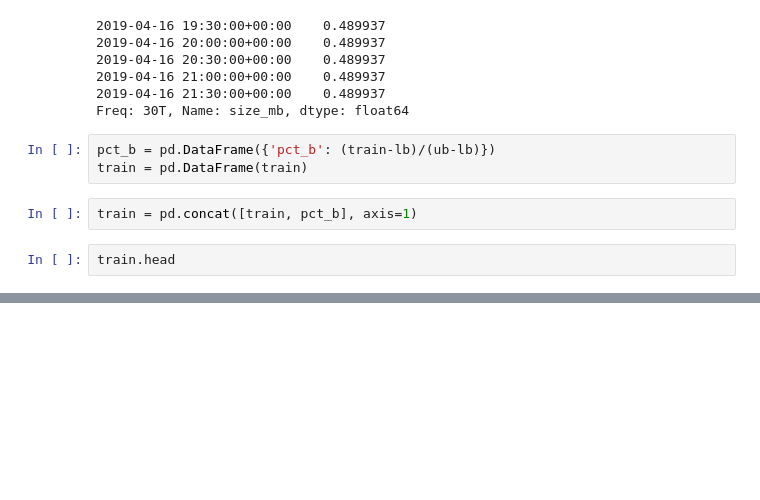
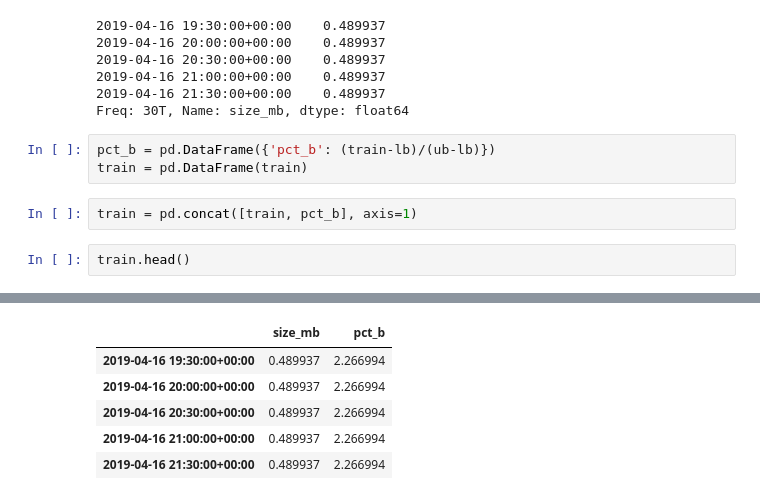
Before and after one commit to george887/anomaly-detection-exercises, a Jupyter notebook: curriculum_ex.ipynb, the cells around one changed output, grey strips where cells are left out. Drawn from its saved outputs; the diff is of its cells as text; blank space fills up the shorter version.

```diff
--- a/curriculum_ex.ipynb
+++ b/curriculum_ex.ipynb
@@ -372,5 +372,5 @@ train = pd.DataFrame(train)
 # %%
 train = pd.concat([train, pct_b], axis=1)
 # %%
-train.head
+train.head()
 # %% [output]
@@ -393,0 +377,6 @@ train.head
+|  | size_mb | pct_b |
+| 2019-04-16 19:30:00+00:00 | 0.489937 | 2.266994 |
+| 2019-04-16 20:00:00+00:00 | 0.489937 | 2.266994 |
+| 2019-04-16 20:30:00+00:00 | 0.489937 | 2.266994 |
+| 2019-04-16 21:00:00+00:00 | 0.489937 | 2.266994 |
+| 2019-04-16 21:30:00+00:00 | 0.489937 | 2.266994 |
```
Also changed, not shown: parts of 2 cells of this notebook, 1 other file.
